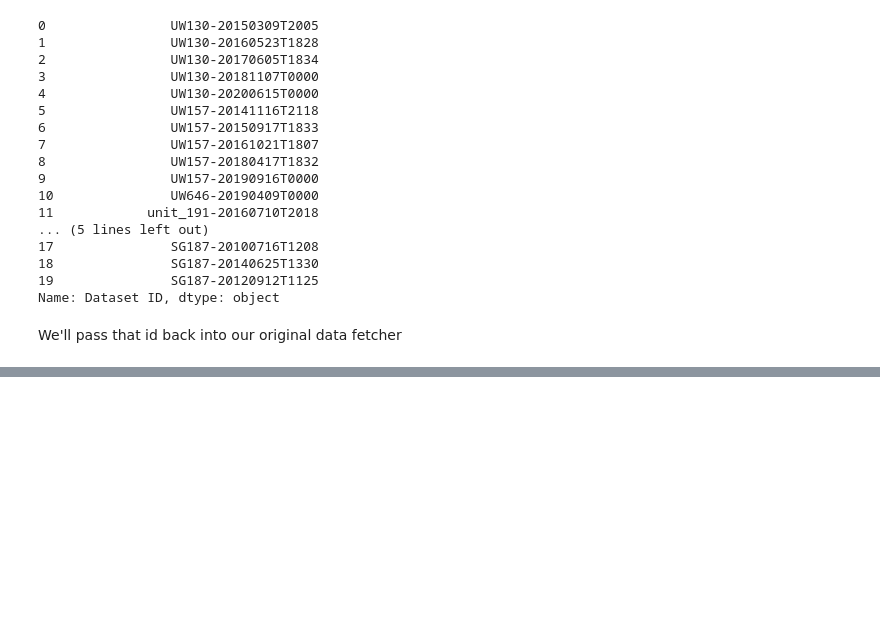
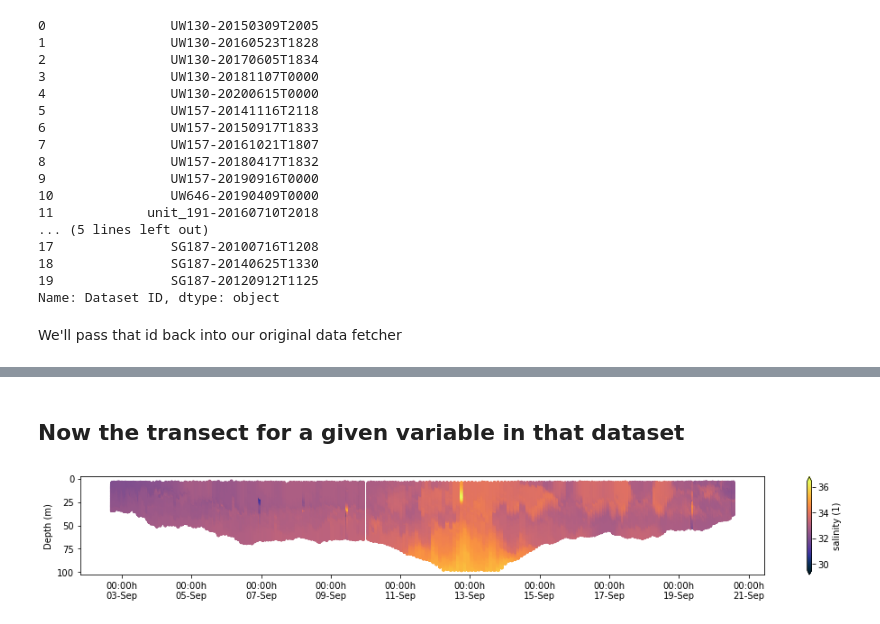
Before and after one commit to ioos/gliderpy, a Jupyter notebook: notebooks/demo.ipynb, the cells around one changed output, grey strips where cells are left out. Saved outputs shown, nothing was run; the diff lists cells and outputs as text; code cells hidden in the pictures; blank space fills up the shorter version.

```diff
--- a/notebooks/demo.ipynb
+++ b/notebooks/demo.ipynb
@@ -297,0 +345,37 @@ df.head()
+# %% [markdown]
+## Now the transect for a given variable in that dataset
+# %%
+var = "salinity (1)"
+# %%
+import matplotlib.dates as mdates
+import matplotlib.pyplot as plt
+import palettable
+from palettable.cmocean.sequential import Thermal_20
+
+cmap = Thermal_20.mpl_colormap
+
+
+def plot_transect(df,var):
+    fig, ax = plt.subplots(figsize=(17, 2))
+    cs = ax.scatter(
+        df.index,
+        df["depth (m)"],
+        s=15,
+        c=df[var],
+        marker="o",
+        edgecolor="none",
+        cmap=cmap,
+    )
+
+    ax.invert_yaxis()
+    xfmt = mdates.DateFormatter("%H:%Mh\n%d-%b")
+    ax.xaxis.set_major_formatter(xfmt)
+
+    cbar = fig.colorbar(cs, orientation="vertical", extend="both")
+    cbar.ax.set_ylabel(var)
+    ax.set_ylabel("Depth (m)")
+    return fig, ax
+# %%
+fig, ax = plot_transect(df,var) # glider transect
+# %% [output]
+[figure, added]
```
Also changed, not shown: parts of 4 cells of this notebook.
